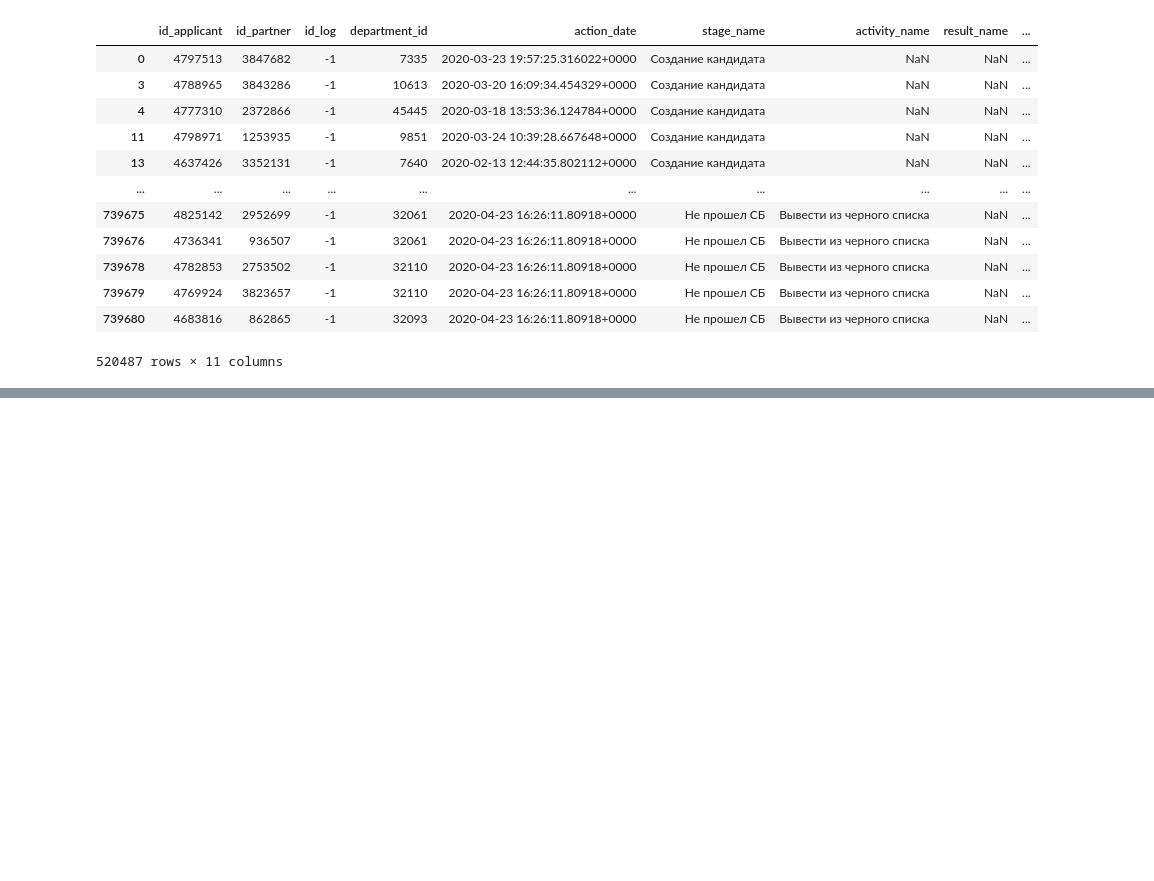
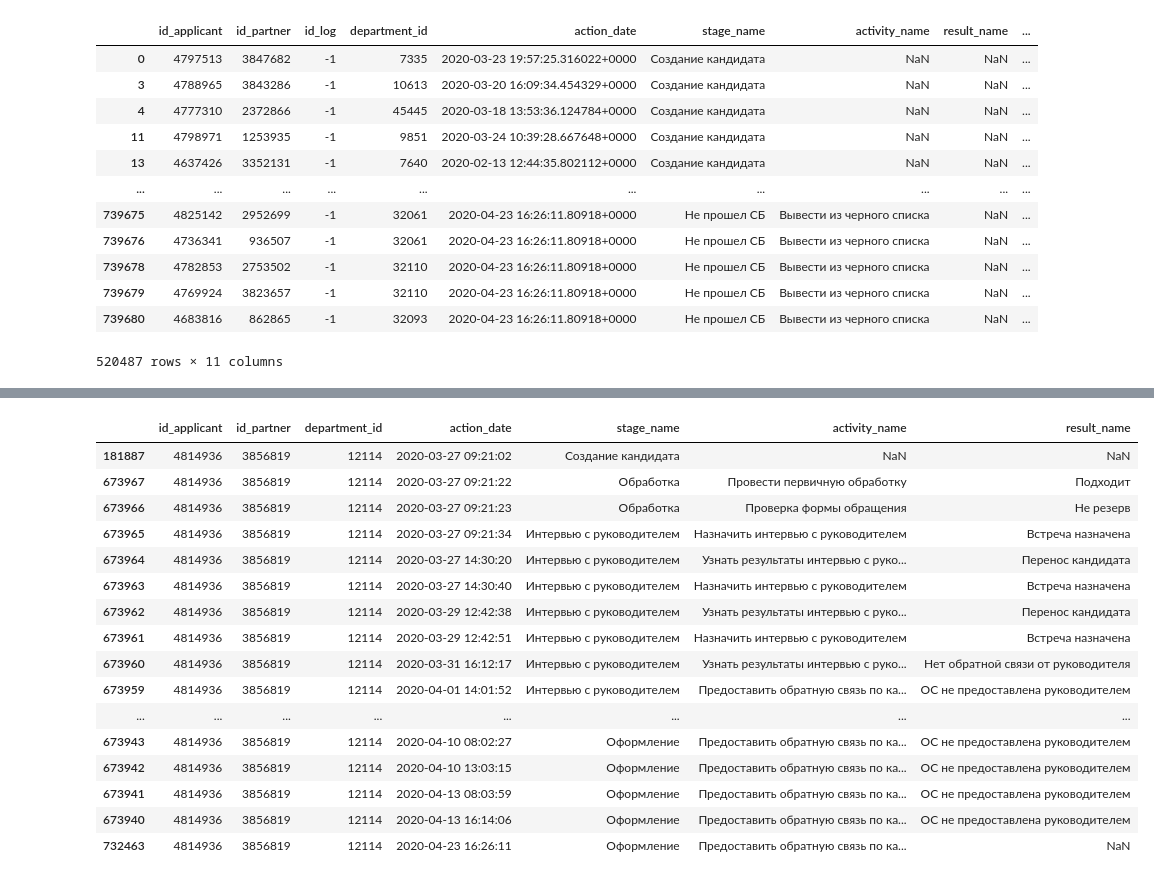
Before and after one commit to Timkasyan/NIR_group_1, a Jupyter notebook: nir_project.ipynb, the cells around one changed output, grey strips where cells are left out. Drawn from its saved outputs; the diff is of its cells as text; code cells hidden in the pictures; blank space fills up the shorter version.

```diff
--- a/nir_project.ipynb
+++ b/nir_project.ipynb
@@ -240,0 +349,20 @@ TypeError: Parser must be a string or character stream, not datetime
+# %%
+df[df['id_applicant'] == 4814936].drop(['id_log', 'is_active_action', 'is_open_action', 'position_name'], axis=1).sort_values('action_date')
+# %% [output]
+|  | id_applicant | id_partner | department_id | action_date | stage_name | activity_name | result_name |
+| 181887 | 4814936 | 3856819 | 12114 | 2020-03-27 09:21:02 | Создание кандидата | NaN | NaN |
+| 673967 | 4814936 | 3856819 | 12114 | 2020-03-27 09:21:22 | Обработка | Провести первичную обработку | Подходит |
+| 673966 | 4814936 | 3856819 | 12114 | 2020-03-27 09:21:23 | Обработка | Проверка формы обращения | Не резерв |
+| 673965 | 4814936 | 3856819 | 12114 | 2020-03-27 09:21:34 | Интервью с руководителем | Назначить интервью с руководителем | Встреча назначена |
+| 673964 | 4814936 | 3856819 | 12114 | 2020-03-27 14:30:20 | Интервью с руководителем | Узнать результаты интервью с руко... | Перенос кандидата |
+| 673963 | 4814936 | 3856819 | 12114 | 2020-03-27 14:30:40 | Интервью с руководителем | Назначить интервью с руководителем | Встреча назначена |
+| 673962 | 4814936 | 3856819 | 12114 | 2020-03-29 12:42:38 | Интервью с руководителем | Узнать результаты интервью с руко... | Перенос кандидата |
+| 673961 | 4814936 | 3856819 | 12114 | 2020-03-29 12:42:51 | Интервью с руководителем | Назначить интервью с руководителем | Встреча назначена |
+| 673960 | 4814936 | 3856819 | 12114 | 2020-03-31 16:12:17 | Интервью с руководителем | Узнать результаты интервью с руко... | Нет обратной связи от руководителя |
+| 673959 | 4814936 | 3856819 | 12114 | 2020-04-01 14:01:52 | Интервью с руководителем | Предоставить обратную связь по ка... | ОС не предоставлена руководителем |
+| ... | ... | ... | ... | ... | ... | ... | ... |
+| 673943 | 4814936 | 3856819 | 12114 | 2020-04-10 08:02:27 | Оформление | Предоставить обратную связь по ка... | ОС не предоставлена руководителем |
+| 673942 | 4814936 | 3856819 | 12114 | 2020-04-10 13:03:15 | Оформление | Предоставить обратную связь по ка... | ОС не предоставлена руководителем |
+| 673941 | 4814936 | 3856819 | 12114 | 2020-04-13 08:03:59 | Оформление | Предоставить обратную связь по ка... | ОС не предоставлена руководителем |
+| 673940 | 4814936 | 3856819 | 12114 | 2020-04-13 16:14:06 | Оформление | Предоставить обратную связь по ка... | ОС не предоставлена руководителем |
+| 732463 | 4814936 | 3856819 | 12114 | 2020-04-23 16:26:11 | Оформление | Предоставить обратную связь по ка... | NaN |
```
Also changed, not shown: parts of 19 cells of this notebook, 1 other file.
